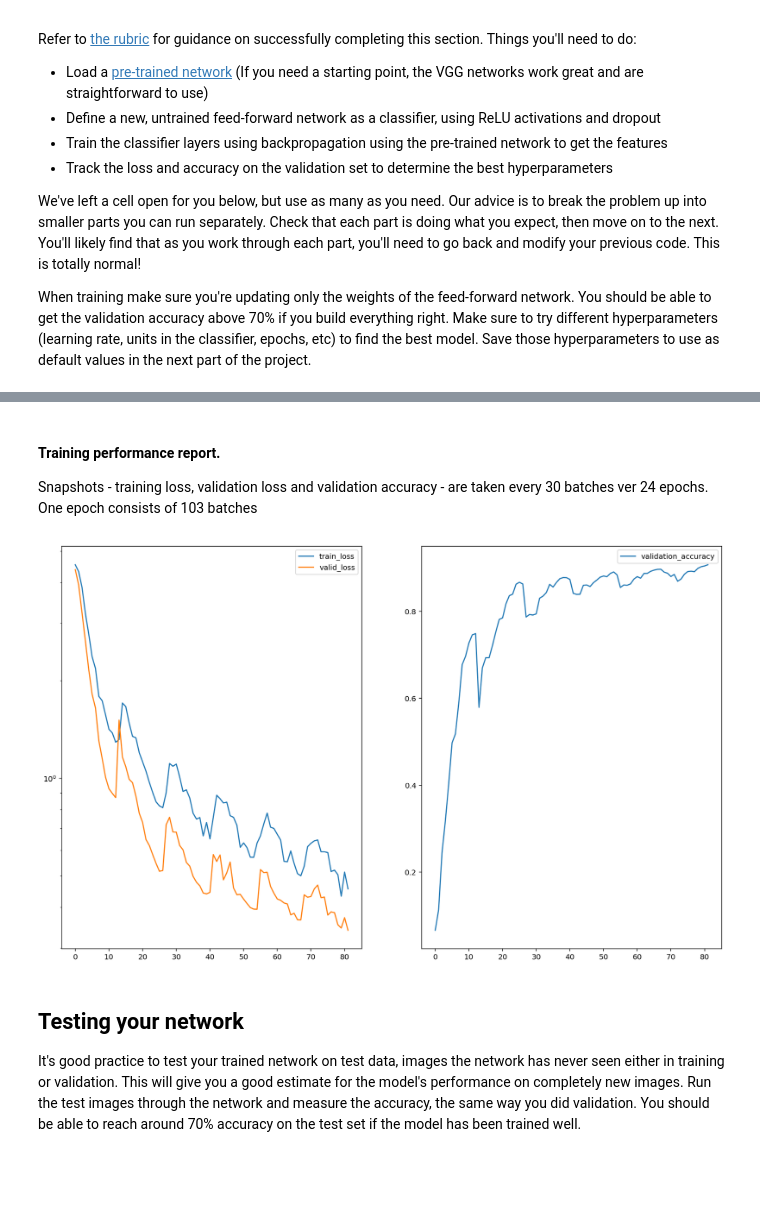
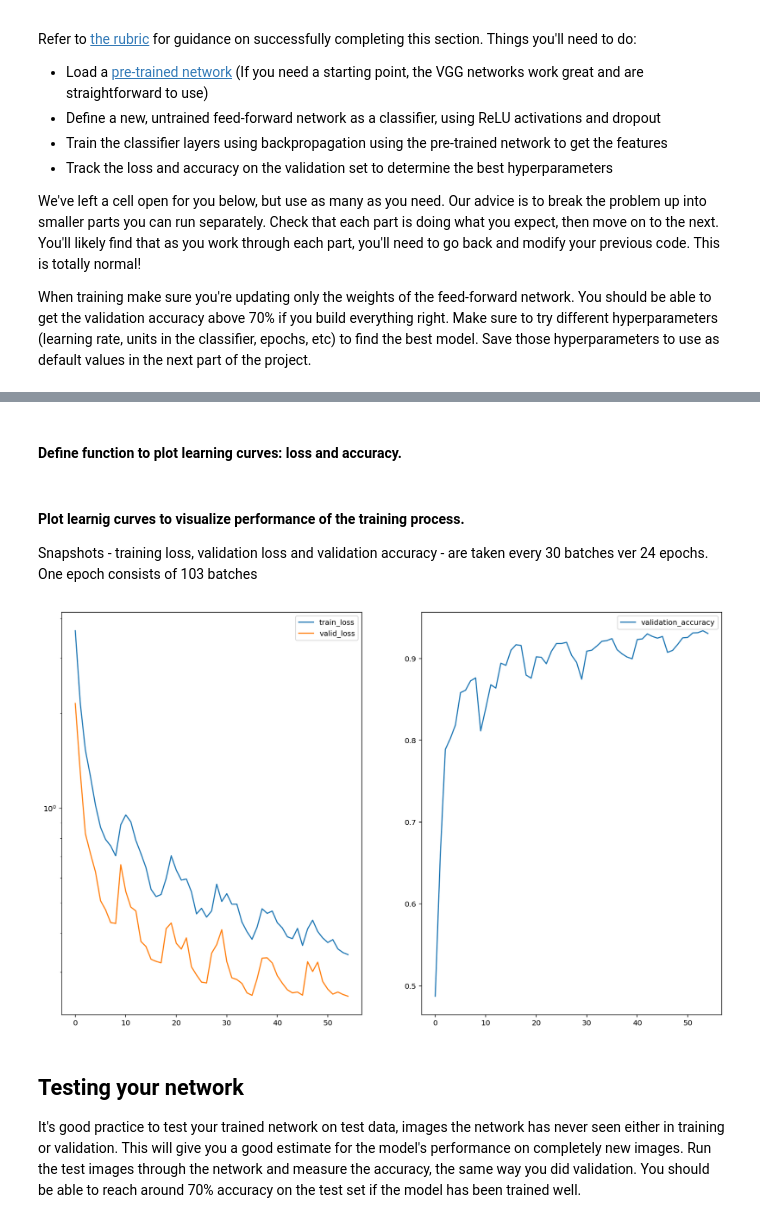
Before and after one commit to kotliarov/image_classifier, a Jupyter notebook: Image Classifier Project.ipynb, the cells around one changed output, grey strips where cells are left out. Cells and saved outputs as stored; diff of their text form; code cells hidden in the pictures; blank space fills up the shorter version.

```diff
--- a/Image Classifier Project.ipynb
+++ b/Image Classifier Project.ipynb
@@ -271,0 +307,8 @@ def get_best_model_reference():
+# %%
+def model_checkpoint(filepath):
+    """ Return model's checkpoint
+    """
+    checkpoint = CheckpointStore.read(filepath)
+    if checkpoint['tag'] == 'reference':
+        checkpoint = CheckpointStore.read(checkpoint['model'])
+    return checkpoint
@@ -408,0 +462,23 @@ class ProgressTracker(object):
+# %%
+classifier_descriptor = {
+ 'architecture': 'vgg19',
+ 'output-size':   102,
+ 'hidden-layers': [4096],
+ 'dropout':       0.3
+}
+
+def model_factory(clf_descriptor):
+    """ Make NN model based on specified pre-trained architecture.
+    """
+    return make_model(pretrained_model_factory(clf_descriptor['architecture']),
+                      clf_descriptor['output-size'],
+                      clf_descriptor['hidden-layers'],
+                      clf_descriptor['dropout'])
+
+def get_checkpoints_path():
+    """ Return path to directory with checkpoints.
+    """
+    return 'checkpoints'
+
+def get_device():
+    return torch.device("cuda:0" if torch.cuda.is_available() else "cpu")
@@ -455,3 +518,5 @@ epoch: 24 n_iter: 2460..  Learn-rate: 0.00003.. Training Loss: 0.456..  Test Los
+# %% [markdown]
+#### Define function to plot learning curves: loss and accuracy.
 # %%
 # Plot curves
 def plot_validation_accuracy(performance_report):
@@ -470,16 +535,16 @@ def plot_validation_accuracy(performance_report):
     ax2.legend()
     plt.show()
 # %% [markdown]
-#### Training performance report.
+#### Plot learnig curves to visualize performance of the training process.
 
 Snapshots - training loss, validation loss and validation accuracy - are taken every 30 batches ver 24 epochs.
 One epoch consists of 103 batches
-# %%
-checkpoint = get_checkpoint('checkpoint_epoch_24.pth')
-perf_report = checkpoint['perf_report']
-plot_validation_accuracy(perf_report)
-# %% [output]
-[figure, removed]
+# %%
+checkpoint = model_checkpoint(os.path.join(get_checkpoints_path(), 'best_model.pth'))
+
+plot_validation_accuracy(checkpoint['perf_report'])
+# %% [output]
+[figure, added]
 # %% [markdown]
 ## Testing your network
 
```
Also changed, not shown: parts of 28 cells of this notebook, 3 other files.
